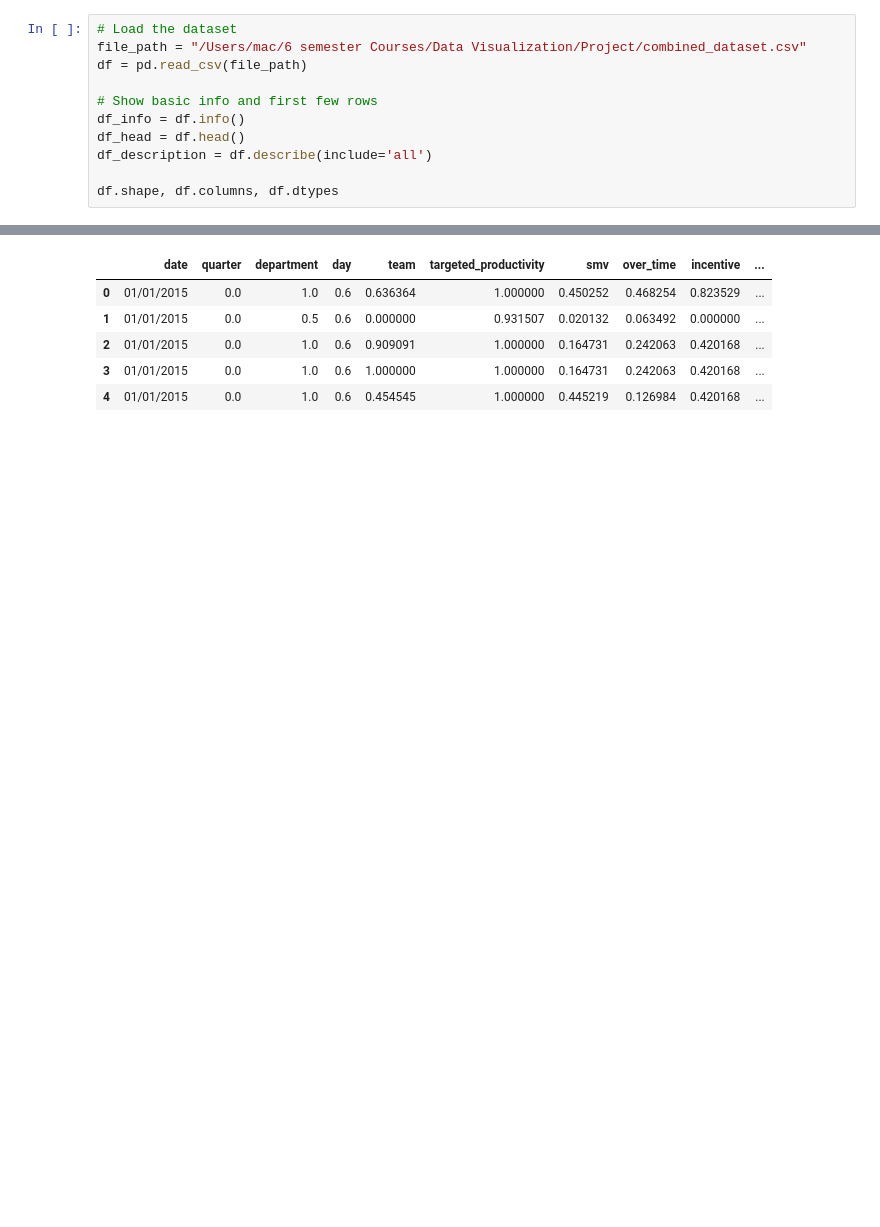
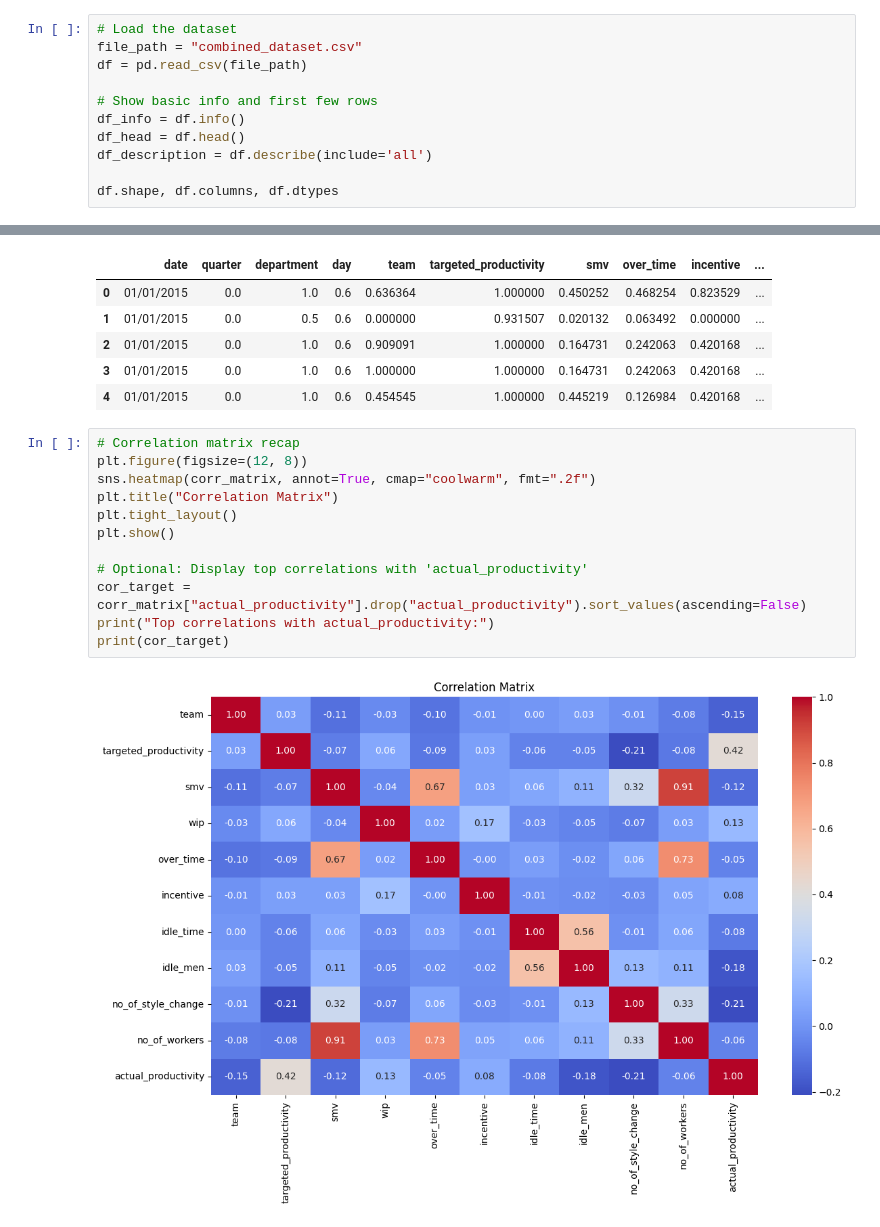
Before and after one commit to isarmadsultan/DAV-project, a Jupyter notebook: project.ipynb, the cells around one changed output, grey strips where cells are left out. Saved outputs shown, nothing was run; the diff lists cells and outputs as text; blank space fills up the shorter version.

```diff
--- a/project.ipynb
+++ b/project.ipynb
@@ -2,7 +2,7 @@
 import pandas as pd
 # %%
 # Load the dataset
-file_path = "/Users/mac/6 semester Courses/Data Visualization/Project/combined_dataset.csv"
+file_path = "combined_dataset.csv"
 df = pd.read_csv(file_path)
 
 # Show basic info and first few rows
@@ -215,3 +215,17 @@ df.head()
 | 2 | 01/01/2015 | 0.0 | 1.0 | 0.6 | 0.909091 | 1.000000 | 0.164731 | 0.242063 | 0.420168 | ... |
 | 3 | 01/01/2015 | 0.0 | 1.0 | 0.6 | 1.000000 | 1.000000 | 0.164731 | 0.242063 | 0.420168 | ... |
 | 4 | 01/01/2015 | 0.0 | 1.0 | 0.6 | 0.454545 | 1.000000 | 0.445219 | 0.126984 | 0.420168 | ... |
+# %%
+# Correlation matrix recap
+plt.figure(figsize=(12, 8))
+sns.heatmap(corr_matrix, annot=True, cmap="coolwarm", fmt=".2f")
+plt.title("Correlation Matrix")
+plt.tight_layout()
+plt.show()
+
+# Optional: Display top correlations with 'actual_productivity'
+cor_target = corr_matrix["actual_productivity"].drop("actual_productivity").sort_values(ascending=False)
+print("Top correlations with actual_productivity:")
+print(cor_target)
+# %% [output]
+[figure, added]
```
Also changed, not shown: parts of 13 cells of this notebook, 4 other files.
